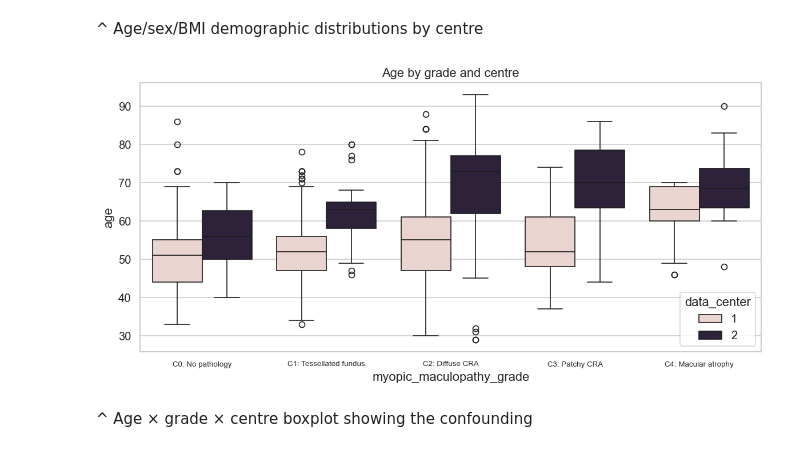
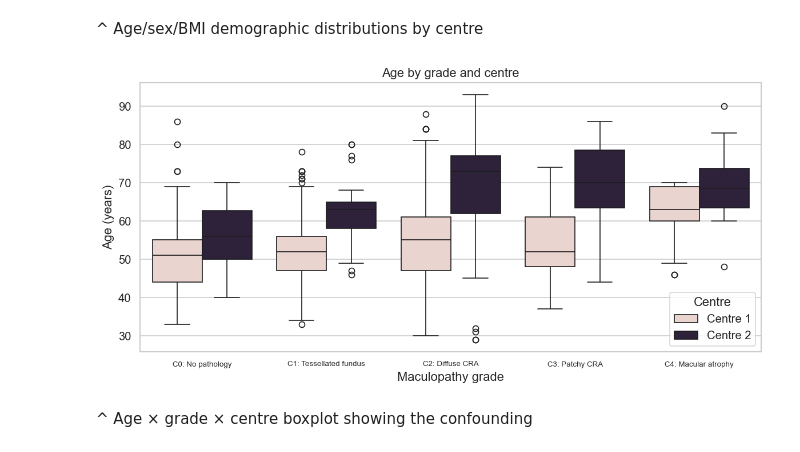
Before and after one commit to schamori/rential_images, a Jupyter notebook: bias_audit.ipynb, the cells around one changed output. Saved outputs shown, nothing was run; the diff lists cells and outputs as text; code cells hidden in the pictures.

Commit message:
EDIT: plots

```diff
--- a/bias_audit.ipynb
+++ b/bias_audit.ipynb
@@ -249,13 +249,17 @@ plt.show()
 # %%
 fig, ax = plt.subplots(figsize=(10, 5))
 sns.boxplot(data=df, x=COL_GRADE, y=COL_AGE, hue=COL_CENTRE, ax=ax)
 ax.set_xticks(range(5))
 ax.set_xticklabels([f"C{i}: {CLASS_NAMES[i]}" for i in range(5)], fontsize=8)
+ax.set_xlabel("Maculopathy grade")
+ax.set_ylabel("Age (years)")
+handles, _ = ax.get_legend_handles_labels()
+ax.legend(handles, ["Centre 1", "Centre 2"], title="Centre")
 ax.set_title("Age by grade and centre")
 plt.tight_layout()
 plt.savefig("fig_age_grade_centre.png", dpi=150, bbox_inches="tight")
 plt.show()
 # %% [output]
-[figure, old version]
+[figure, new version]
 # %% [markdown]
 ^ Age × grade × centre boxplot showing the confounding
```
Also changed, not shown: 3 other files.
